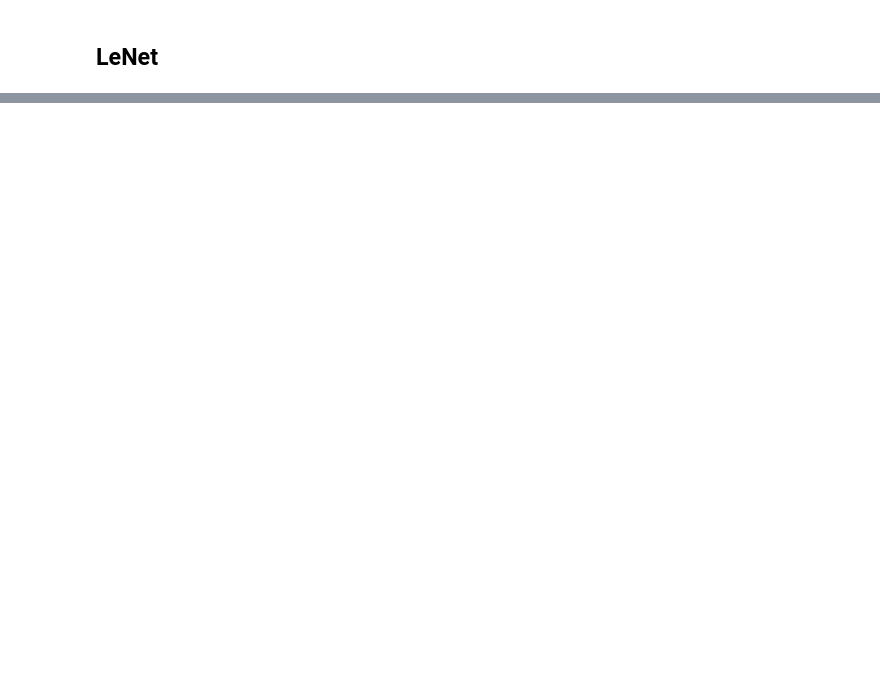
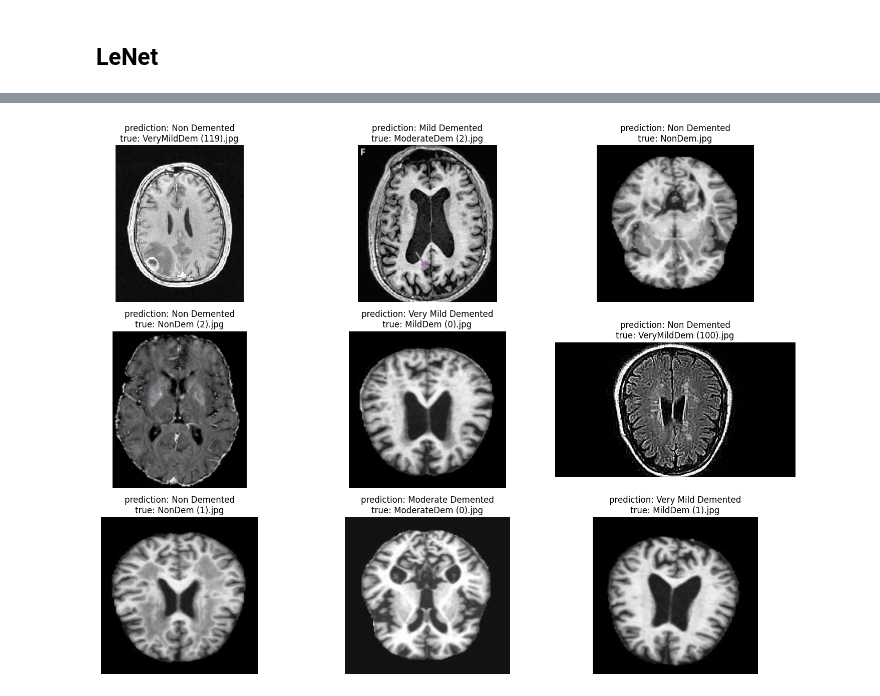
Before and after one commit to leehimcm/ml-project_Alzheimer-MRI-Disease-Classification, a Jupyter notebook: LeNet_sooyeon.ipynb, the cells around one changed output, grey strips where cells are left out. Drawn from its saved outputs; the diff is of its cells as text; code cells hidden in the pictures; blank space fills up the shorter version.

```diff
--- a/LeNet_sooyeon.ipynb
+++ b/LeNet_sooyeon.ipynb
@@ -245,0 +295,15 @@ F1-Score: 0.9658, Accuracy: 0.9656
+# %%
+# Upload new test images
+import os
+from google.colab import files
+import numpy as np
+from PIL import Image
+import matplotlib.pyplot as plt
+
+test_images_path = '/content/test_images/'
+os.makedirs(test_images_path, exist_ok=True)
+
+uploaded = files.upload()
+
+for filename in uploaded.keys():
+    os.rename(filename, os.path.join(test_images_path, filename))
@@ -245,0 +325,41 @@ F1-Score: 0.9658, Accuracy: 0.9656
+# %%
+# Mapping class indices to labels
+class_labels = {0: 'Mild Demented', 1: 'Moderate Demented', 2: 'Non Demented', 3: 'Very Mild Demented'}
+
+# 1줄에 3개씩 표시
+num_cols = 3
+images_shown = 0
+
+plt.figure(figsize=(15, 15))
+for i, filename in enumerate(os.listdir(test_images_path)):
+    if filename.lower().endswith(('png', 'jpg', 'jpeg')):
+        img_path = os.path.join(test_images_path, filename)
+        img = Image.open(img_path)
+
+        # Apply transformations and move the tensor to the device
+        input_tensor = transform(img)
+        input_tensor = input_tensor.mean(dim=0, keepdim=True)
+        input_batch = input_tensor.unsqueeze(0).to(device)
+
+        with torch.no_grad():
+            # Perform model inference
+            output = model(input_batch)
+
+        # Get predicted class
+        _, predicted_class = torch.max(output, 1)
+
+        # Plot the image
+        plt.subplot(len(os.listdir(test_images_path)) // num_cols + 1, num_cols, i + 1)
+        plt.imshow(img)
+        plt.axis('off')
+        plt.title(f"prediction: {class_labels[predicted_class.item()]}\ntrue: {filename}")
+
+        images_shown += 1
+        if images_shown == len(os.listdir(test_images_path)):  # 모든 이미지 표시 완료
+            break
+
+# Show all images in the grid
+plt.tight_layout()
+plt.show()
+# %% [output]
+[figure, added]
```
Also changed, not shown: parts of 6 cells of this notebook.
